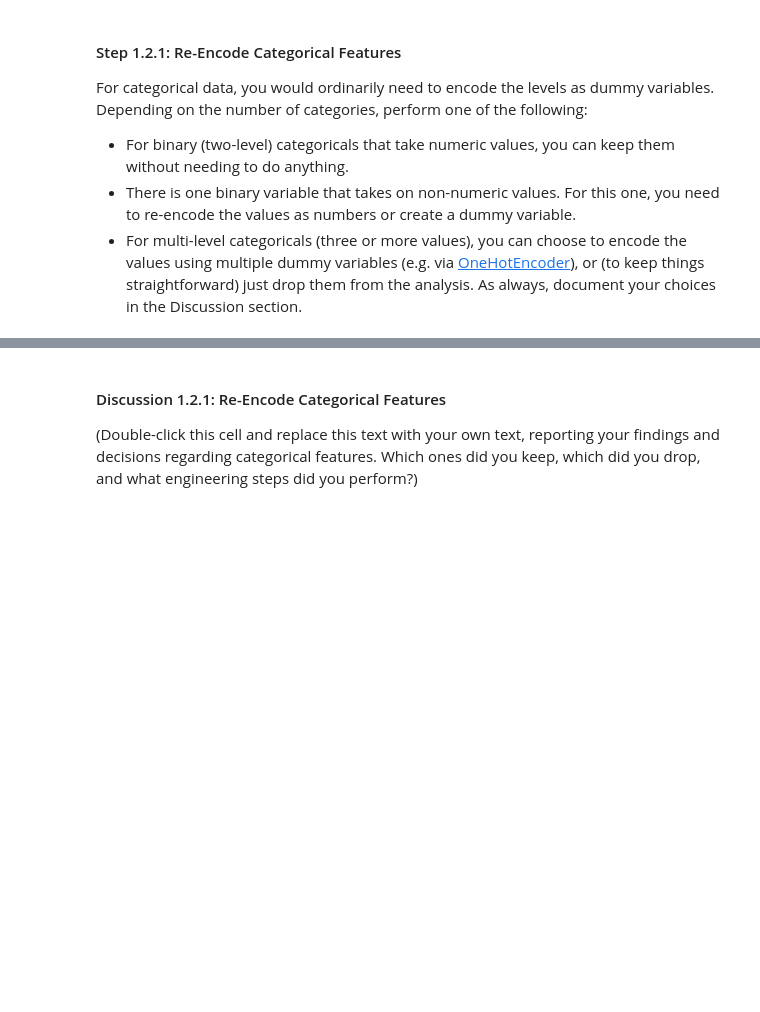
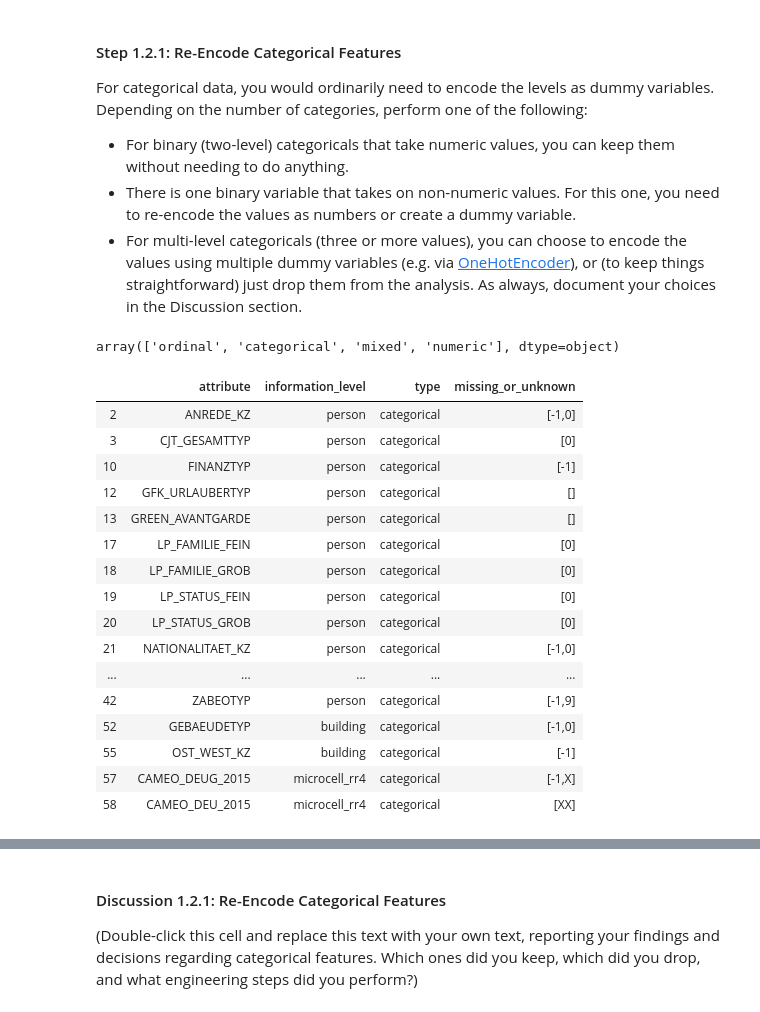
Before and after one commit to gepallas/Machine_Learning_3_Customer_Segmentation, a Jupyter notebook: Identify_Customer_Segments.ipynb, the cells around one changed output, grey strips where cells are left out. Cells and saved outputs as stored; diff of their text form; code cells hidden in the pictures; blank space fills up the shorter version.

Commit message:
Step 1.2.1: Re-Encode Categorical Features

```diff
--- a/Identify_Customer_Segments.ipynb
+++ b/Identify_Customer_Segments.ipynb
@@ -574,0 +587,3 @@ Data wrangling is often the trickiest part of the data analysis process, and the
+# %%
+row_to_drop = feat_info[feat_info.attribute.isin(list(col_to_drop))]
+row_to_drop
@@ -574,0 +598,3 @@ Data wrangling is often the trickiest part of the data analysis process, and the
+# %%
+row_to_drop = row_to_drop.index
+row_to_drop
@@ -574,0 +603,2 @@ Data wrangling is often the trickiest part of the data analysis process, and the
+# %%
+feat_info_clean = feat_info.drop(labels=row_to_drop, axis=0)
@@ -582,3 +624,6 @@ For categorical data, you would ordinarily need to encode the levels as dummy va
 # %%
 # Assess categorical variables: which are binary, which are multi-level, and
 # which one needs to be re-encoded?
+feat_info_clean.type.unique()
+# %% [output]
+array(['ordinal', 'categorical', 'mixed', 'numeric'], dtype=object)
@@ -586,0 +630,22 @@ For categorical data, you would ordinarily need to encode the levels as dummy va
+# %%
+# Store categorical data
+feat_info_categ = feat_info_clean[feat_info_clean.type == 'categorical']
+feat_info_categ
+# %% [output]
+|  | attribute | information_level | type | missing_or_unknown |
+| 2 | ANREDE_KZ | person | categorical | [-1,0] |
+| 3 | CJT_GESAMTTYP | person | categorical | [0] |
+| 10 | FINANZTYP | person | categorical | [-1] |
+| 12 | GFK_URLAUBERTYP | person | categorical | [] |
+| 13 | GREEN_AVANTGARDE | person | categorical | [] |
+| 17 | LP_FAMILIE_FEIN | person | categorical | [0] |
+| 18 | LP_FAMILIE_GROB | person | categorical | [0] |
+| 19 | LP_STATUS_FEIN | person | categorical | [0] |
+| 20 | LP_STATUS_GROB | person | categorical | [0] |
+| 21 | NATIONALITAET_KZ | person | categorical | [-1,0] |
+| ... | ... | ... | ... | ... |
+| 42 | ZABEOTYP | person | categorical | [-1,9] |
+| 52 | GEBAEUDETYP | building | categorical | [-1,0] |
+| 55 | OST_WEST_KZ | building | categorical | [-1] |
+| 57 | CAMEO_DEUG_2015 | microcell_rr4 | categorical | [-1,X] |
+| 58 | CAMEO_DEU_2015 | microcell_rr4 | categorical | [XX] |
```
Also changed, not shown: parts of 20 cells of this notebook.
